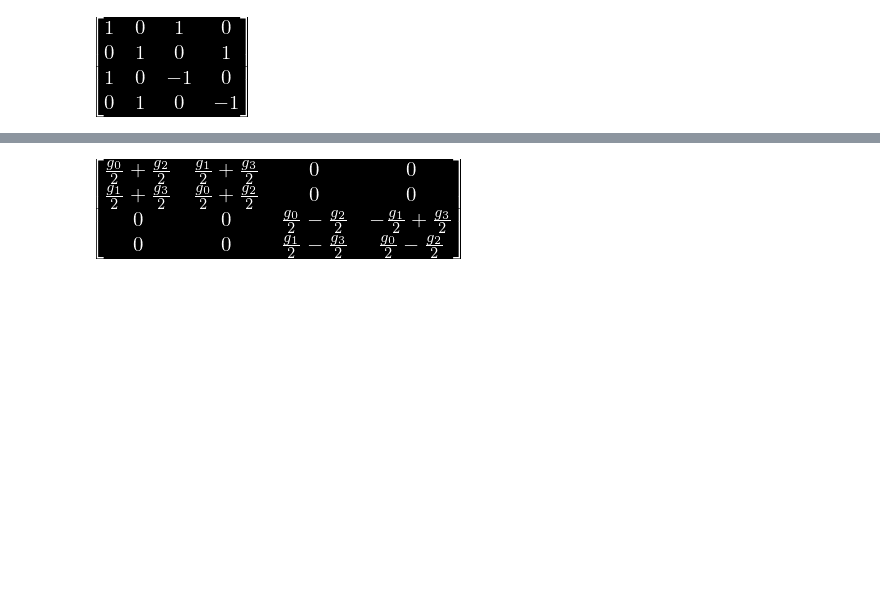
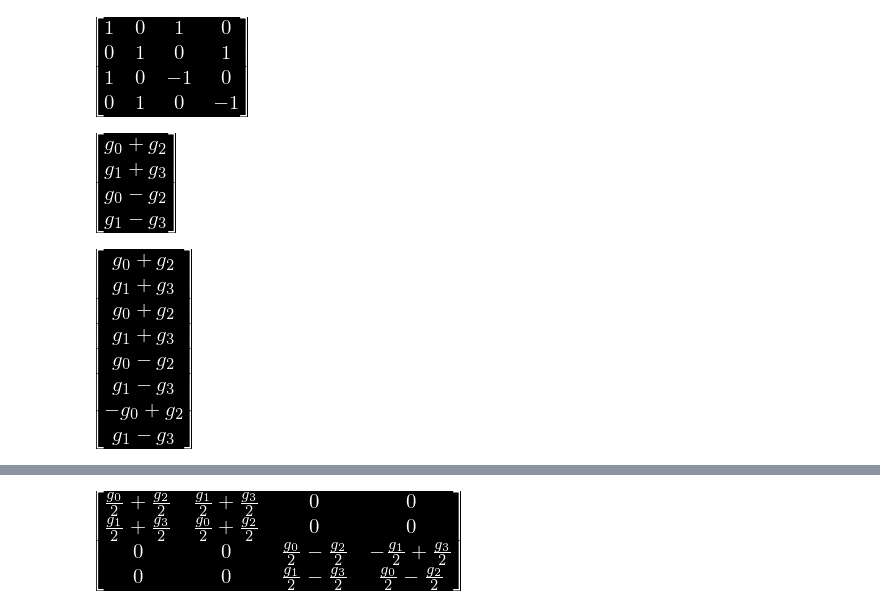
Before and after one commit to tarsioonofrio/fast-convolution-rtl, a Jupyter notebook: blahut6.3iterated4x4-tensor.ipynb, the cells around one changed output, grey strips where cells are left out. Cells and saved outputs as stored; diff of their text form; code cells hidden in the pictures; blank space fills up the shorter version.

```diff
--- a/blahut6.3iterated4x4-tensor.ipynb
+++ b/blahut6.3iterated4x4-tensor.ipynb
@@ -180,3 +180,21 @@ win1 = TensorProduct(win, eye)
 win1
 # %% [output]
 [figure]
+# %%
+win1 * g1
+# %% [output]
+[figure, added]
+# %%
+Matrix([
+    [1, 0, 1, 0],
+    [0, 1, 0, 1],
+    [1, 0, 1, 0],
+    [0, 1, 0, 1],
+
+    [1, 0, -1, 0],
+    [0, 1, 0, -1],
+    [-1, 0, +1, 0],
+    [0, 1, 0, -1]
+]) * g1
+# %% [output]
+[figure, added]
```
Also changed, not shown: parts of 22 cells of this notebook, 4 other files.
